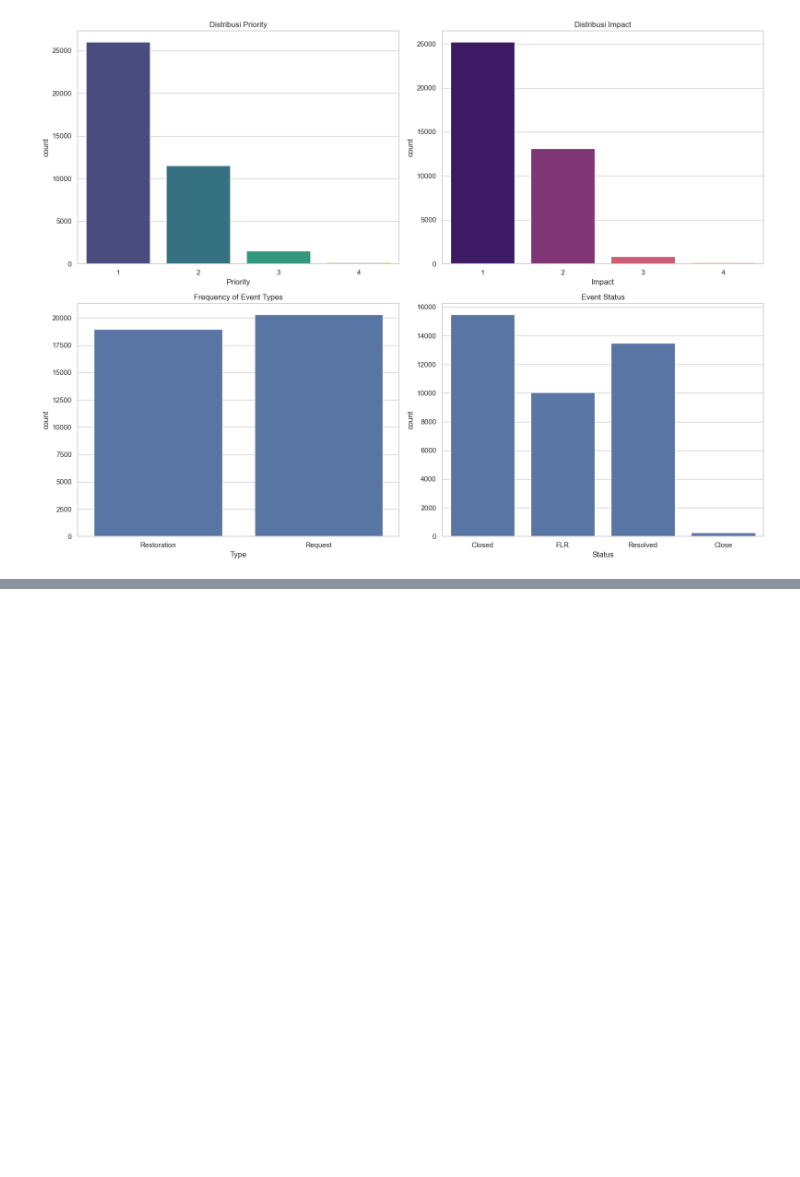
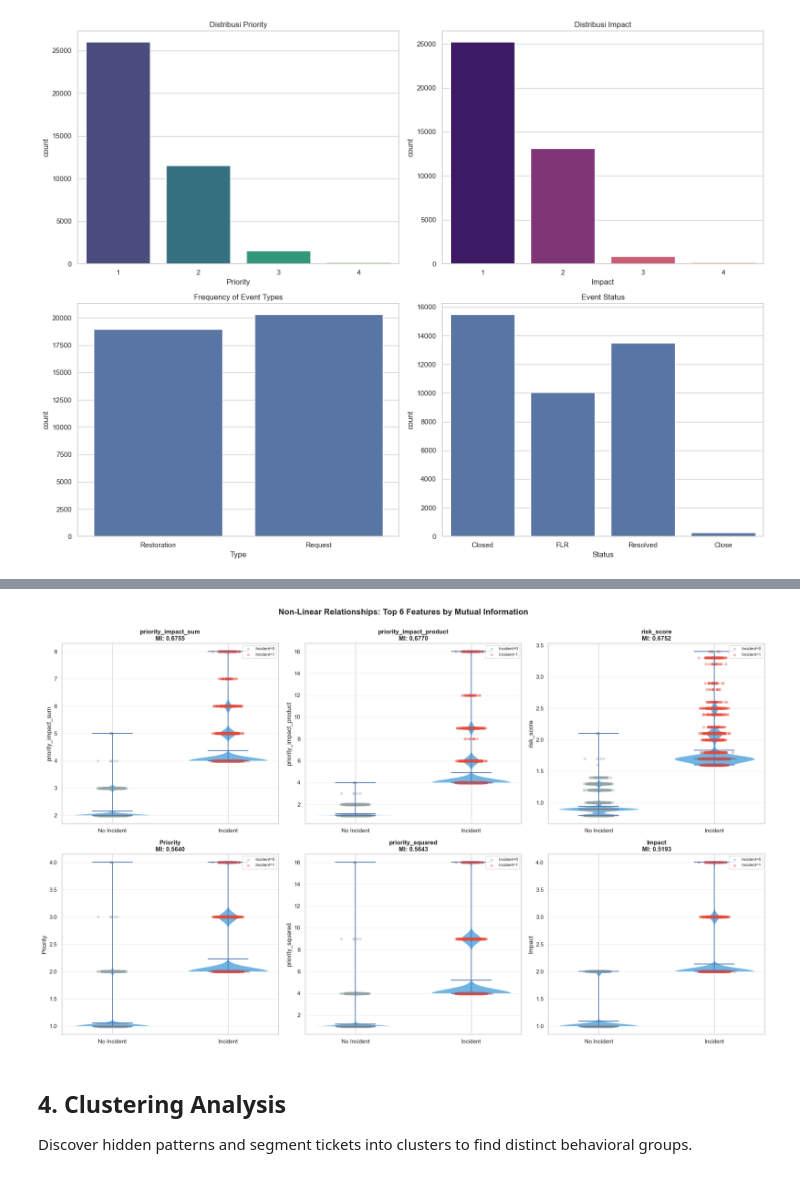
Before and after one commit to mahesa005/predictive-maintenance, a Jupyter notebook: notebooks/EDA.ipynb, the cells around one changed output, grey strips where cells are left out. Drawn from its saved outputs; the diff is of its cells as text; code cells hidden in the pictures; blank space fills up the shorter version.

```diff
--- a/notebooks/EDA.ipynb
+++ b/notebooks/EDA.ipynb
@@ -99,0 +605,49 @@ Passing `palette` without assigning `hue` is deprecated and will be removed in v
+# %%
+# Visualize non-linear relationships for top features
+top_6_features = correlation_summary.head(6)['Feature'].tolist()
+
+fig, axes = plt.subplots(2, 3, figsize=(20, 12))
+axes = axes.flatten()
+
+for idx, feature in enumerate(top_6_features):
+    ax = axes[idx]
+
+    # Create violin plot showing distribution by incident status
+    parts = ax.violinplot(
+        [df_fe[df_fe['incident']==0][feature].dropna(),
+         df_fe[df_fe['incident']==1][feature].dropna()],
+        positions=[0, 1],
+        showmeans=True,
+        showmedians=True,
+        widths=0.7
+    )
+
+    # Color coding
+    for pc in parts['bodies']:
+        pc.set_facecolor('#3498DB')
+        pc.set_alpha(0.7)
+
+    # Add scatter points with jitter
+    np.random.seed(42)
+    for incident_val, position, color in [(0, 0, '#95A5A6'), (1, 1, '#E74C3C')]:
+        data = df_fe[df_fe['incident']==incident_val][feature].dropna()
+        jitter = np.random.normal(0, 0.04, size=len(data))
+        ax.scatter(position + jitter, data, alpha=0.3, s=20, color=color, label=f'Incident={incident_val}')
+
+    ax.set_xticks([0, 1])
+    ax.set_xticklabels(['No Incident', 'Incident'])
+    ax.set_ylabel(feature)
+    ax.set_title(f'{feature}\nMI: {correlation_summary[correlation_summary["Feature"]==feature]["Mutual_Information"].values[0]:.4f}',
+                 fontweight='bold')
+    ax.legend(loc='best', fontsize=8)
+    ax.grid(alpha=0.3, axis='y')
+
+plt.suptitle('Non-Linear Relationships: Top 6 Features by Mutual Information', fontsize=16, fontweight='bold', y=1.00)
+plt.tight_layout()
+plt.show()
+# %% [output]
+[figure, added]
+# %% [markdown]
+## 4. Clustering Analysis
+
+Discover hidden patterns and segment tickets into clusters to find distinct behavioral groups.
```
Also changed, not shown: parts of 16 cells of this notebook, 4 other files.
